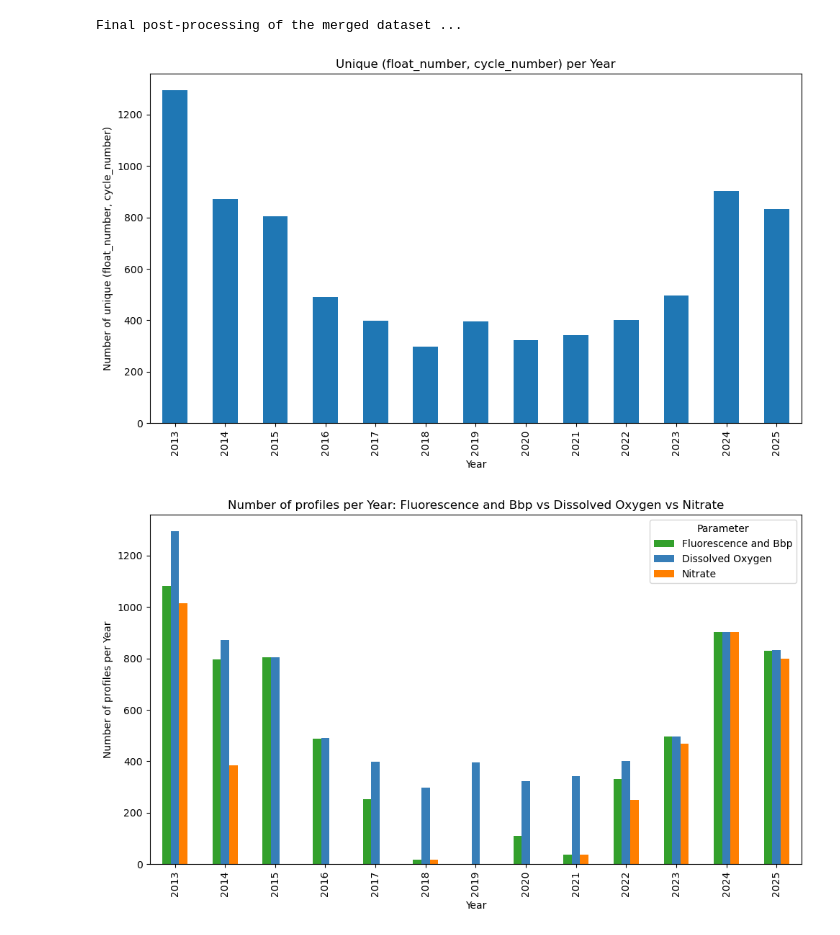
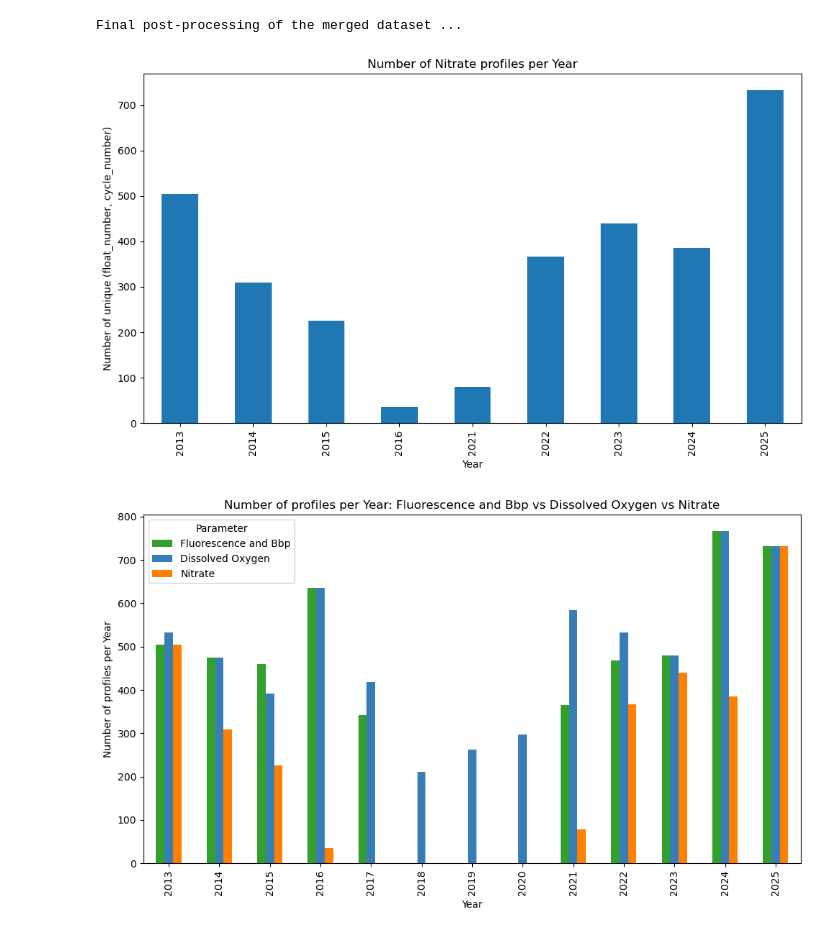
Before and after one commit to Flavi1P/Producitivity_estimates, a Jupyter notebook: Scripts/BGC-Argo-observation-gap.ipynb, the cells around one changed output. Saved outputs shown, nothing was run; the diff lists cells and outputs as text; code cells hidden in the pictures.

```diff
--- a/Scripts/BGC-Argo-observation-gap.ipynb
+++ b/Scripts/BGC-Argo-observation-gap.ipynb
@@ -6,7 +6,7 @@ import pandas as pd
 import matplotlib.pyplot as plt
 # %%
 #Initialize my data box
-box = [-40, -10, 58, 65, 0, 5, '2013-01', '2026-01']
+box = [-58, -45, 55, 65, 0, 5, '2013-01', '2026-01']
 
 f = DataFetcher(ds='bgc', mode='expert', params='CHLA',
                 parallel=True, progress=True, cache=False,
@@ -14,7 +14,7 @@ f = DataFetcher(ds='bgc', mode='expert', params='CHLA',
                )
 f = f.region(box).load()
 
-ds = f.data
+fluo_ds = f.data
 # %% [output]
 [interactive output not drawn]
 Final post-processing of the merged dataset ...
@@ -148,32 +148,32 @@ Final post-processing of the merged dataset ...
 # %%
 # Extract year from JULD, and get float_number and cycle_number
 df = pd.DataFrame({
-    'year': pd.to_datetime(doxy_ds.TIME.values.flatten()).year,
-    'float_number': doxy_ds.PLATFORM_NUMBER.values.flatten(),
-    'cycle_number': doxy_ds.CYCLE_NUMBER.values.flatten()
+    'year': pd.to_datetime(nitrate_ds.TIME.values.flatten()).year,
+    'float_number': nitrate_ds.PLATFORM_NUMBER.values.flatten(),
+    'cycle_number': nitrate_ds.CYCLE_NUMBER.values.flatten()
 })
 
 # Drop rows with missing values
 df = df.dropna(subset=['year', 'float_number', 'cycle_number'])
 
 # Count unique (float_number, cycle_number) per year
 unique_counts = df.drop_duplicates(subset=['float_number', 'cycle_number', 'year']).groupby('year').size()
 
 # Plot bar chart
 unique_counts.plot(kind='bar', figsize=(10, 6))
 plt.xlabel('Year')
 plt.ylabel('Number of unique (float_number, cycle_number)')
-plt.title('Unique (float_number, cycle_number) per Year')
+plt.title('Number of Nitrate profiles per Year')
 plt.tight_layout()
 plt.show()
 # %% [output]
-[figure, old version]
+[figure, new version]
 # %%
 # Prepare data for ds (CHLA)
 df_chla = pd.DataFrame({
-    'year': pd.to_datetime(ds.TIME.values.flatten()).year,
-    'float_number': ds.PLATFORM_NUMBER.values.flatten(),
-    'cycle_number': ds.CYCLE_NUMBER.values.flatten()
+    'year': pd.to_datetime(fluo_ds.TIME.values.flatten()).year,
+    'float_number': fluo_ds.PLATFORM_NUMBER.values.flatten(),
+    'cycle_number': fluo_ds.CYCLE_NUMBER.values.flatten()
 })
 df_chla = df_chla.dropna(subset=['year', 'float_number', 'cycle_number'])
 unique_counts_chla = df_chla.drop_duplicates(subset=['float_number', 'cycle_number', 'year']).groupby('year').size()
@@ -211,7 +211,7 @@ plt.legend(title='Parameter')
 plt.tight_layout()
 plt.show()
 # %% [output]
-[figure, old version]
+[figure, new version]
 # %%
 df_compare = pd.DataFrame({
     'Fluorescence and Bbp': unique_counts_chla,
```
Also changed, not shown: parts of 5 cells of this notebook.
